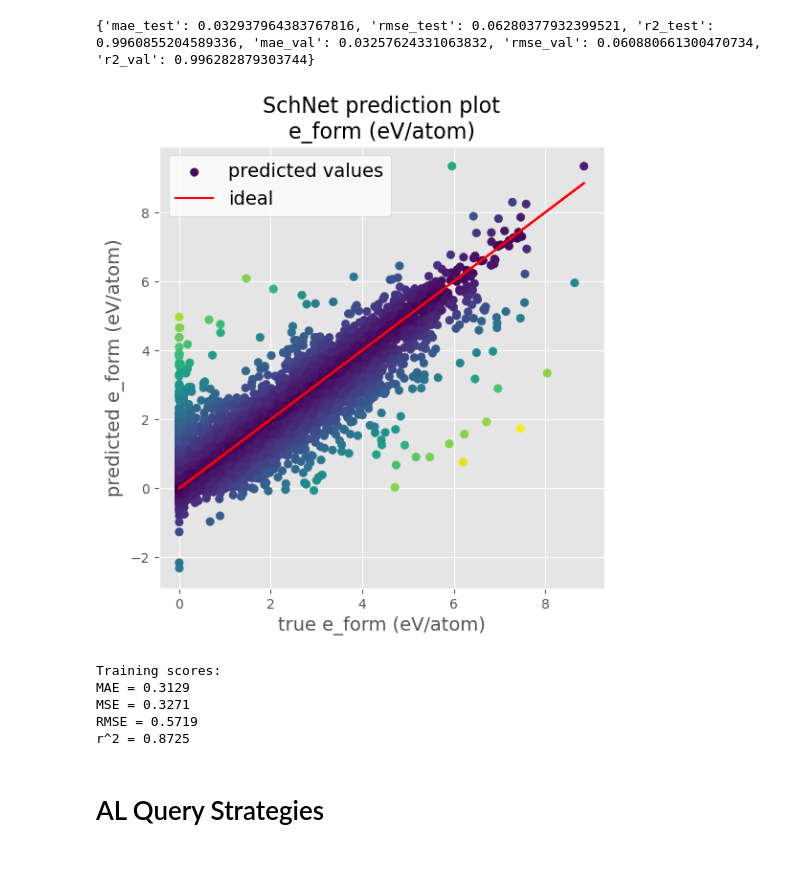
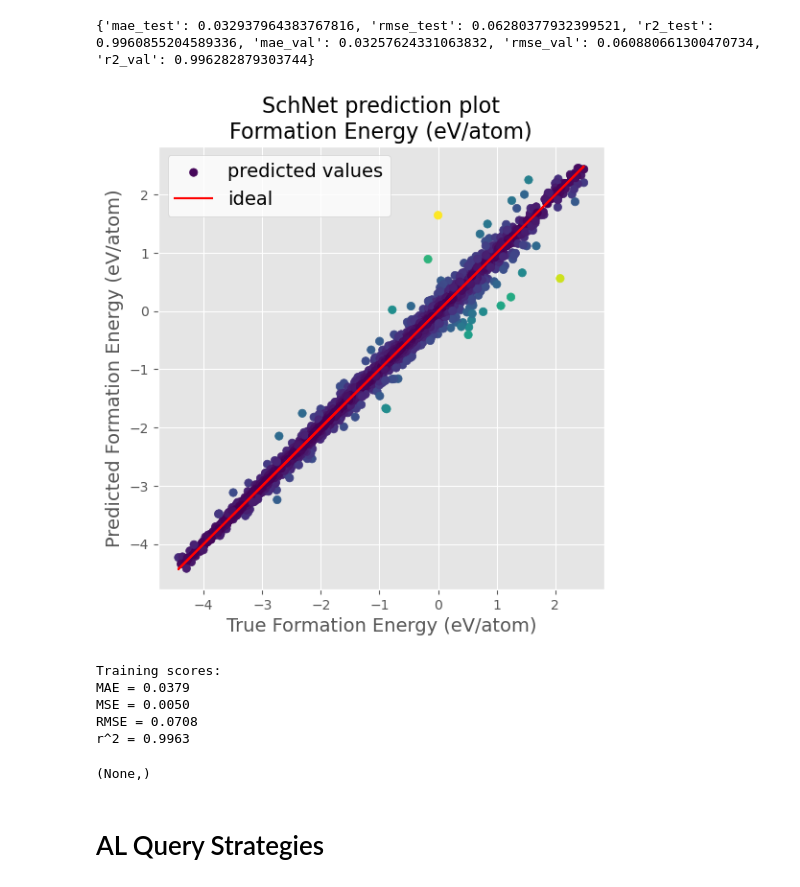
Before and after one commit to minhnghian03/property-prediction-al, a Jupyter notebook: nn/matbench_nn.ipynb, the cells around one changed output. Cells and saved outputs as stored; diff of their text form; code cells hidden in the pictures.

```diff
--- a/nn/matbench_nn.ipynb
+++ b/nn/matbench_nn.ipynb
@@ -299,8 +299,8 @@ def plot_prediction(dataset, model, model_name=None, name='gap', figsize=(6, 6),
     fig, ax = plt.subplots(figsize=figsize)
     ax.scatter(y_true, y_pred, c=errors, cmap='viridis', label='predicted values')
     ax.plot(y_true, y_true, 'r-', label='ideal')
-    ax.set_xlabel(f'true {name}', fontsize=14)
-    ax.set_ylabel(f'predicted {name}', fontsize=14)
+    ax.set_xlabel(f'True {name}', fontsize=14)
+    ax.set_ylabel(f'Predicted {name}', fontsize=14)
     ax.legend(facecolor='white', fontsize=14)
     if model_name is None:
         ax.set_title(f'{model.__class__.__name__} prediction plot\n{name}', fontsize=16)
@@ -963,7 +976,7 @@ model = NeuralNetRegressor(
 )
 
 model.initialize()
-model.load_params(f_params='models/schnet/skorch/skorch_schnet_gap_matbench_3.pt')
+model.load_params(f_params='models/schnet/skorch/skorch_schnet_eform_matbench_best.pt')
 
 #Load w/o skorch wrapping
 # checkpoint = torch.load('models/schnet/skorch/skorch_schnet_gap_qm9_1.pt', map_location=device)
@@ -1014,14 +1027,15 @@ print(score)
 # %% [output]
 {'mae_test': 0.032937964383767816, 'rmse_test': 0.06280377932399521, 'r2_test': 0.9960855204589336, 'mae_val': 0.03257624331063832, 'rmse_val': 0.060880661300470734, 'r2_val': 0.996282879303744}
 # %%
-plot_prediction(test_dataset, model, model_name='SchNet', name='e_form (eV/atom)', mean=float(m), std=float(s)) #, save='models/schnet/skorch/plot_skorch_schnet_gap_qm9_1.png', format='png')
+plot_prediction(val_dataset, model, model_name='SchNet', name='Formation Energy (eV/atom)', mean=float(m), std=float(s)), #save='models/schnet/skorch/plot_skorch_schnet_eform_matbench_best.png', format='png')
 # %% [output]
-[figure, old version]
+[figure, new version]
 Training scores:
-MAE = 0.3129
-MSE = 0.3271
-RMSE = 0.5719
-r^2 = 0.8725
+MAE = 0.0379
+MSE = 0.0050
+RMSE = 0.0708
+r^2 = 0.9963
+(None,)
 # %% [markdown]
 # AL Query Strategies
 # %%
```
Also changed, not shown: parts of 19 cells of this notebook, 15 other files.
